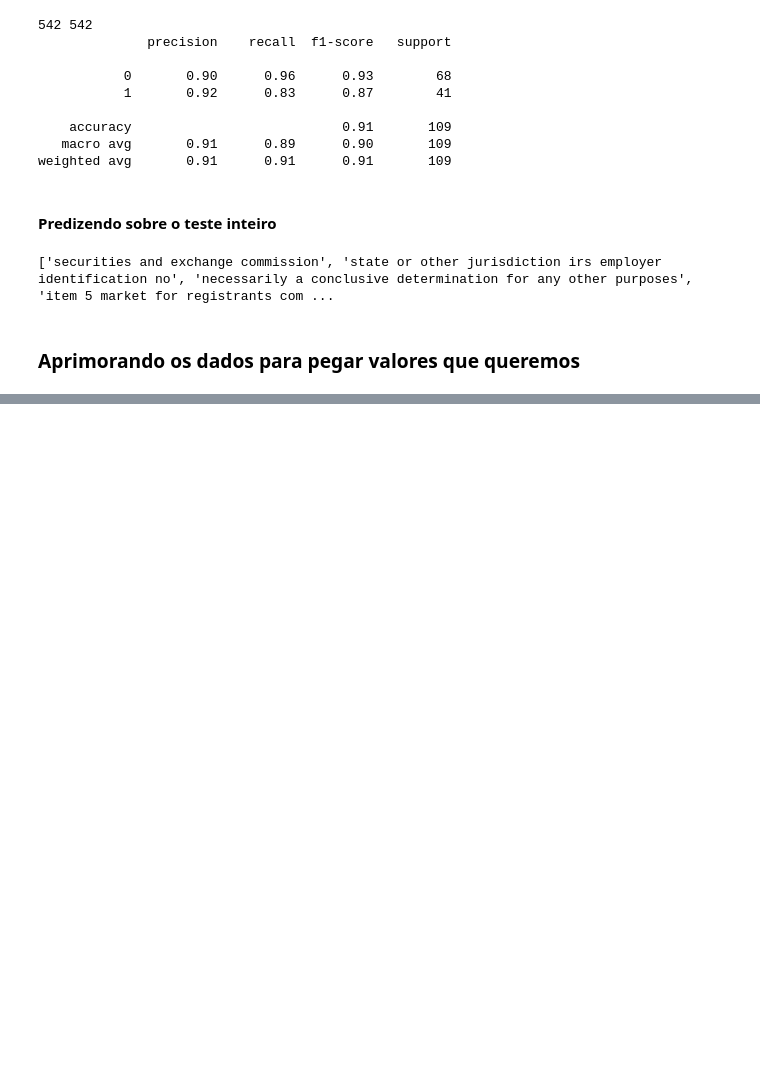
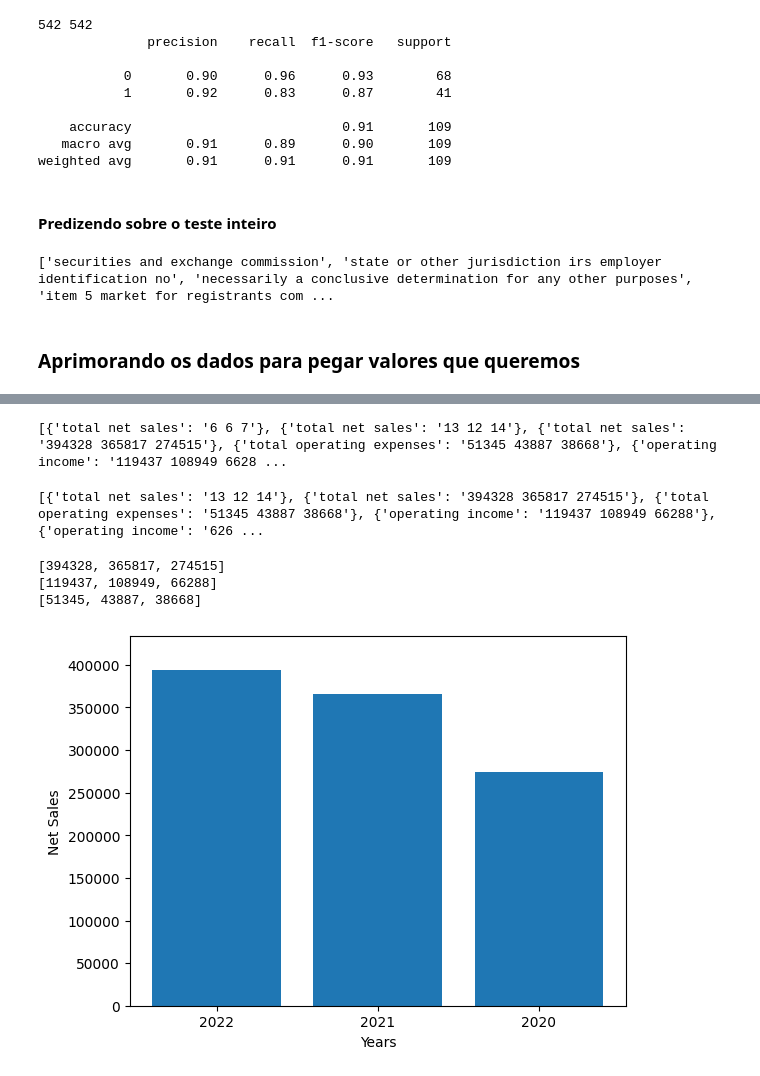
Before and after one commit to GabrielKabbani/Projeto-AnalisedeTexto-BK-GK-RM, a Jupyter notebook: Projeto.ipynb, the cells around one changed output, grey strips where cells are left out. Saved outputs shown, nothing was run; the diff lists cells and outputs as text; code cells hidden in the pictures; blank space fills up the shorter version.

```diff
--- a/Projeto.ipynb
+++ b/Projeto.ipynb
@@ -166,0 +165,69 @@ False
+# %%
+wn = ["total net sales", "total operating income", "total operating expenses", "operating income"]
+uw = ["percentage", "segment", ]
+di = []
+net_sales = ""
+operating_income = ""
+operating_expenses = ""
+for d in data:
+    for w in wn:
+        if(w in d):
+            if re.search(r'^\D*\d+\s+\d+\s+\d+\D*$', d):
+                di.append({w:d.split(w)[1].strip()})
+print(di)
+# %% [output]
+[{'total net sales': '6 6 7'}, {'total net sales': '13 12 14'}, {'total net sales': '394328 365817 274515'}, {'total operating expenses': '51345 43887 38668'}, {'operating income': '119437 108949 6628 ...
+# %%
+%reload_ext autoreload
+for i in di:
+    for k, v in i.items():
+        for u in uw:
+            if(int(v.split(" ")[0]) <= 100):
+                try:
+                    di.pop(di.index(i))
+                except:
+                    pass
+
+print(di)
+# %% [output]
+[{'total net sales': '13 12 14'}, {'total net sales': '394328 365817 274515'}, {'total operating expenses': '51345 43887 38668'}, {'operating income': '119437 108949 66288'}, {'operating income': '626 ...
+# %%
+%reload_ext autoreload
+for i in di:
+    for k, v in i.items():
+        if((k == "total net sales") and len(net_sales)==0):
+            net_sales = v
+        elif (k=="total net sales")  and (int(net_sales[0].split(" ")[0])<100):
+            net_sales = v
+        if("operating income" in k) and (len(operating_income)==0):
+            if ("total operating income" in k):
+                operating_income = v
+        if(k == "total operating expenses") and (len(operating_expenses)==0):
+            operating_expenses = v
+# %%
+%reload_ext autoreload
+current_year = datetime.datetime.now().year
+years = [str(current_year-1), str(current_year-2), str(current_year-3)]
+net_sales_list = net_sales.split(" ")
+operating_income_list = operating_income.split(" ")
+operating_expenses_list = operating_expenses.split(" ")
+
+net_sales_list = [int(x) for x in net_sales_list if x.isdigit()]
+operating_income_list = [int(x) for x in operating_income_list if x.isdigit()]
+operating_expenses_list = [int(x) for x in operating_expenses_list if x.isdigit()]
+
+print(net_sales_list)
+print(operating_income_list)
+print(operating_expenses_list)
+# %% [output]
+[394328, 365817, 274515]
+[119437, 108949, 66288]
+[51345, 43887, 38668]
+# %%
+plt.bar(years, net_sales_list)
+plt.xlabel("Years")
+plt.ylabel("Net Sales")
+plt.ylim(0, max(net_sales_list)+(int(max(net_sales_list)*0.1)))
+plt.show()
+# %% [output]
+[figure, added]
```
Also changed, not shown: parts of 2 cells of this notebook.
